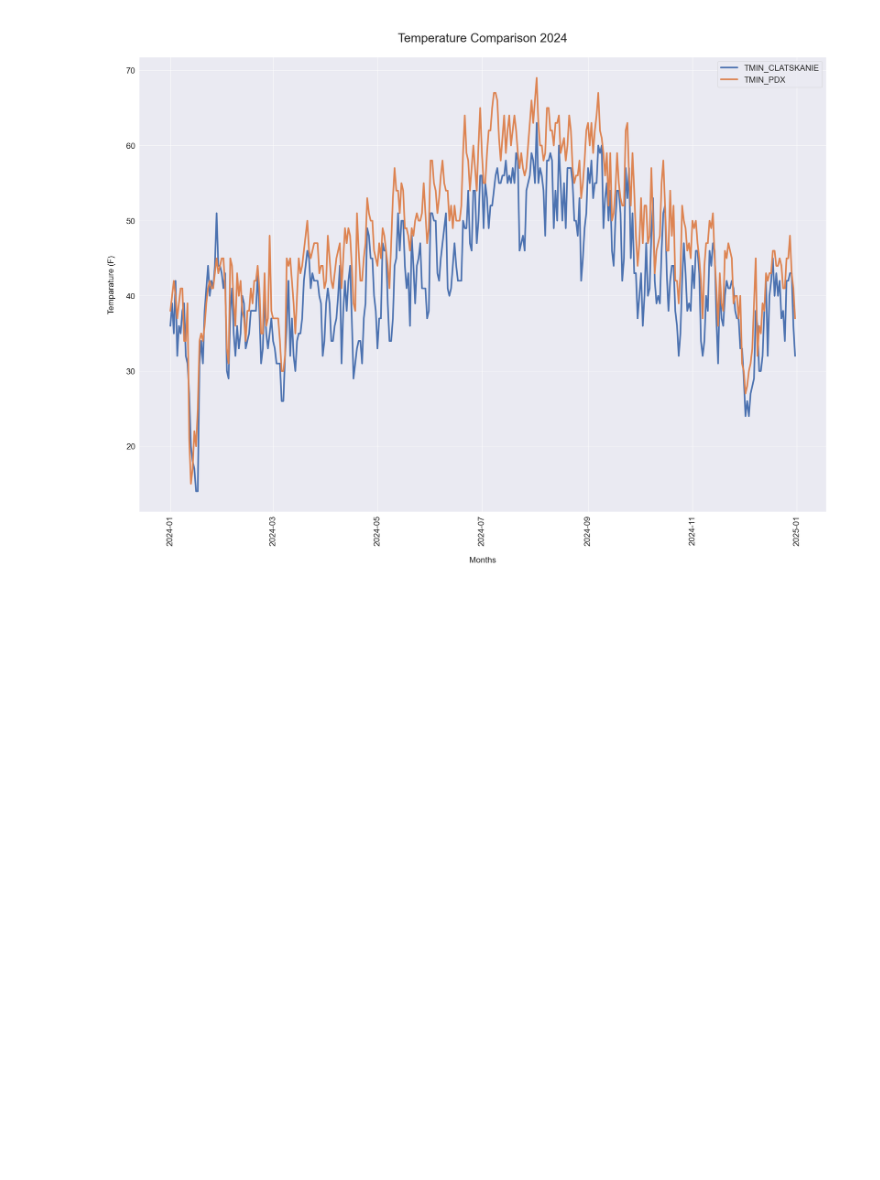
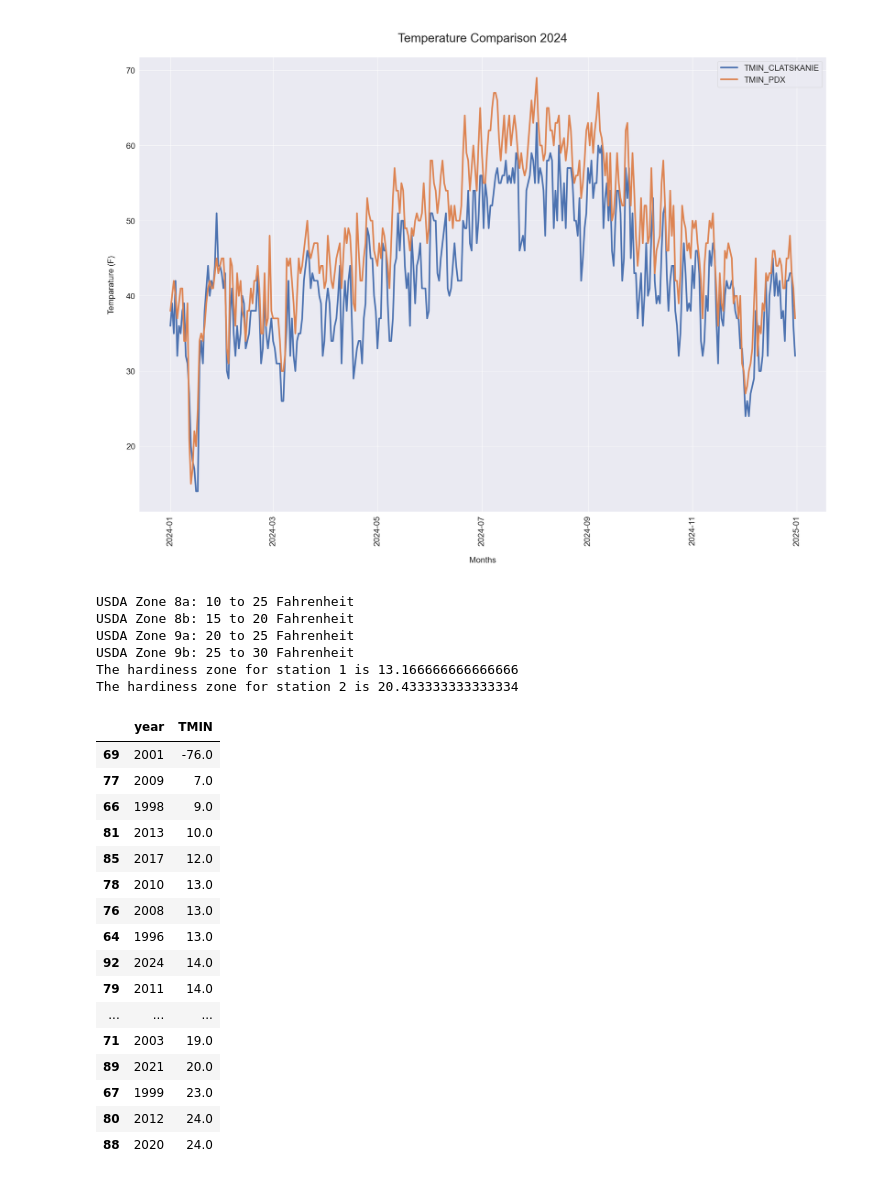
Before and after one commit to wpbSabi/weather_python, a Jupyter notebook: notebooks/compare_temperature.ipynb, the cells around one changed output. Cells and saved outputs as stored; diff of their text form; code cells hidden in the pictures; blank space fills up the shorter version.

Commit message:
added cold hardiness calculation to compare_temperature.ipynb

```diff
--- a/notebooks/compare_temperature.ipynb
+++ b/notebooks/compare_temperature.ipynb
@@ -68,3 +69,49 @@ pmin = functions.plot_temp_compare(df, 'TMIN', 2024)
 # pmin.savefig('tmin_compare.jpg')
 # %% [output]
 [figure]
+# %%
+# Compare USDA Hardiness zone (i.e. the minimum temperature for each of the last 30 years, averaged)
+print("USDA Zone 8a: 10 to 25 Fahrenheit")
+print("USDA Zone 8b: 15 to 20 Fahrenheit")
+print("USDA Zone 9a: 20 to 25 Fahrenheit")
+print("USDA Zone 9b: 25 to 30 Fahrenheit")
+# Station 1 - Clatskanie
+s1 = pd.read_csv('../data/temperature_97016.csv')
+s1 = s1.assign(year = pd.to_datetime(s1['DATE']).dt.year)
+s1 = s1.groupby('year', as_index=False).agg({'TMIN': 'min'}).tail(30)
+print("The hardiness zone for station 1 is", np.mean(s1['TMIN']))
+
+# Station 2 - Portland
+s2 = pd.read_csv('../data/temperature_97218.csv')
+s2 = s2.assign(year = pd.to_datetime(s2['DATE']).dt.year)
+s2 = s2.groupby('year', as_index=False).agg({'TMIN': 'min'}).tail(30)
+print("The hardiness zone for station 2 is", np.mean(s2['TMIN']))
+# %% [output]
+USDA Zone 8a: 10 to 25 Fahrenheit
+USDA Zone 8b: 15 to 20 Fahrenheit
+USDA Zone 9a: 20 to 25 Fahrenheit
+USDA Zone 9b: 25 to 30 Fahrenheit
+The hardiness zone for station 1 is 13.166666666666666
+The hardiness zone for station 2 is 20.433333333333334
+# %%
+# However, it looks like there's a bad data point in s1, -76 in 2001 seems incorrect
+s1.sort_values('TMIN')
+# s2.sort_values('TMIN')
+# %% [output]
+|  | year | TMIN |
+| 69 | 2001 | -76.0 |
+| 77 | 2009 | 7.0 |
+| 66 | 1998 | 9.0 |
+| 81 | 2013 | 10.0 |
+| 85 | 2017 | 12.0 |
+| 78 | 2010 | 13.0 |
+| 76 | 2008 | 13.0 |
+| 64 | 1996 | 13.0 |
+| 92 | 2024 | 14.0 |
+| 79 | 2011 | 14.0 |
+| ... | ... | ... |
+| 71 | 2003 | 19.0 |
+| 89 | 2021 | 20.0 |
+| 67 | 1999 | 23.0 |
+| 80 | 2012 | 24.0 |
+| 88 | 2020 | 24.0 |
```
Also changed, not shown: parts of 3 cells of this notebook.
